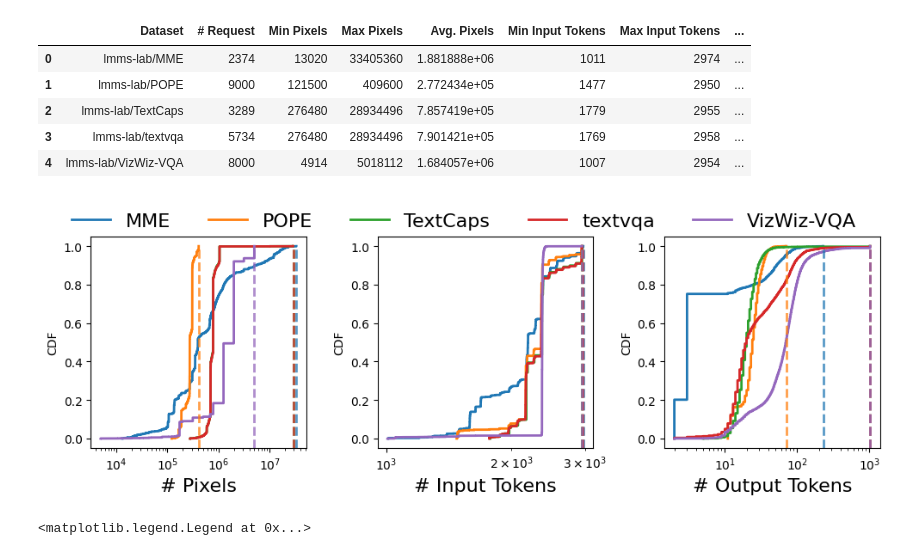
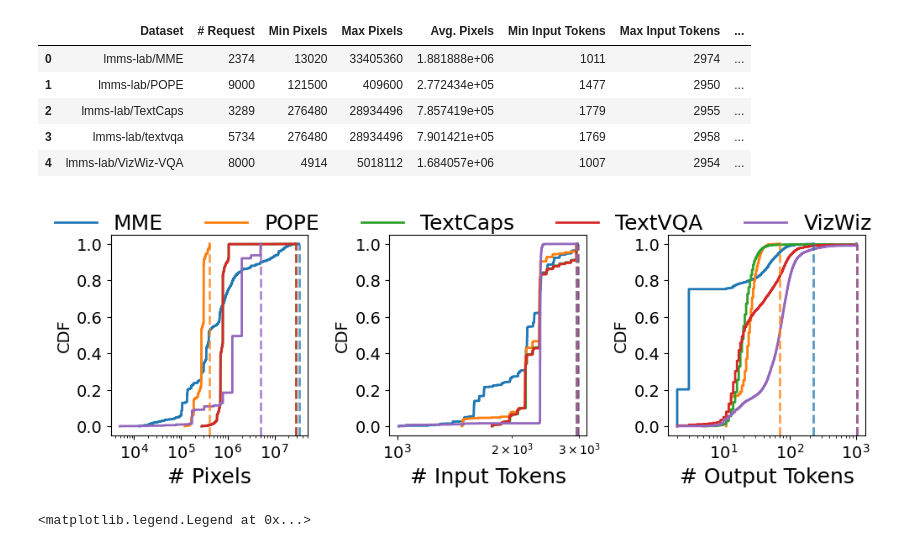
Before and after one commit to dongxianzhe/hydrainfer, a Jupyter notebook: evaluation/dataset_analysis/plot.ipynb, the cells around one changed output. Cells and saved outputs as stored; diff of their text form; code cells hidden in the pictures.

```diff
--- a/evaluation/dataset_analysis/plot.ipynb
+++ b/evaluation/dataset_analysis/plot.ipynb
@@ -76,7 +76,7 @@ display(df)
 import matplotlib.pyplot as plt
 def draw_workload_distribution_cdf():
     # plt.rcParams.update({"font.size": 22})
-    fontsize=16
+    fontsize=18
     fig, axes = plt.subplots(1, 3, figsize=(10, 3.3))
 
     for dataset in all_data:
@@ -90,35 +90,43 @@ def draw_workload_distribution_cdf():
             all_n_output_tokens.append(request['n_output_tokens'])
         label = dataset['dataset'].split('/')[1]
         axes[0].ecdf(all_n_pixels, label=label, linewidth=2)
         axes[1].ecdf(all_n_input_tokens, label=label, linewidth=2)
         axes[2].ecdf(all_n_output_tokens, label=label, linewidth=2)
 
     # Draw vertical line at the end of the CDF
     for ax in axes:
         for line in list(ax.get_lines()):
             color = line.get_color()
             x_max = line.get_xdata()[-1]
             ax.plot([x_max, x_max], [-0.05, 1.0], color=color, linestyle="--", alpha=0.75, linewidth=2)
 
     axes[0].set_xlabel("# Pixels", fontsize=fontsize)
     axes[1].set_xlabel("# Input Tokens", fontsize=fontsize)
     axes[2].set_xlabel("# Output Tokens", fontsize=fontsize)
 
     for ax in axes:
         ax.set_xscale("log")
         ax.set_ylim(-0.05, 1.05)
         ax.set_ylabel("CDF")
         for label in ax.get_xticklabels():
-            label.set_fontsize(fontsize-6)
+            label.set_fontsize(fontsize-4)
+        for label in ax.get_yticklabels():
+            label.set_fontsize(fontsize-4)
+        ax.yaxis.label.set_size(fontsize-4)
 
     handles, labels = axes[-1].get_legend_handles_labels()
+    for i, label in enumerate(labels):
+        if label == 'textvqa':
+            labels[i] = 'TextVQA'
+        if label == 'VizWiz-VQA':
+            labels[i] = 'VizWiz'
     fig.legend(handles, labels, loc="upper center", bbox_to_anchor=(0.5, 1.10), ncol=5, frameon=False, prop={"size": fontsize})
     fig.tight_layout()
 
     fig.savefig(os.path.join(figures_dir, "dataset_analysis.pdf"), bbox_inches="tight")
 draw_workload_distribution_cdf()
 # %% [output]
-[figure, old version]
+[figure, new version]
 # %%
 import numpy as np
 import matplotlib.pyplot as plt
```
Also changed, not shown: 4 other files.
